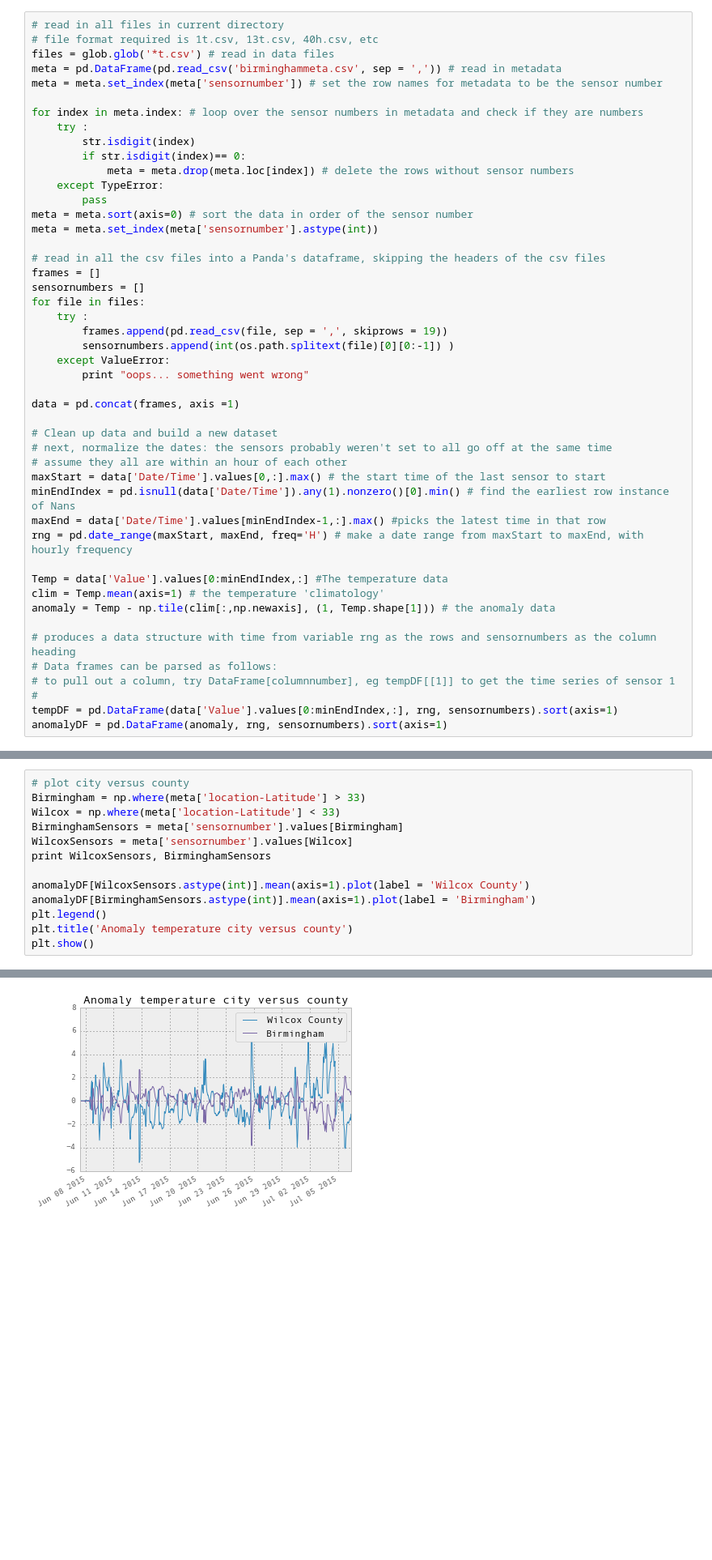
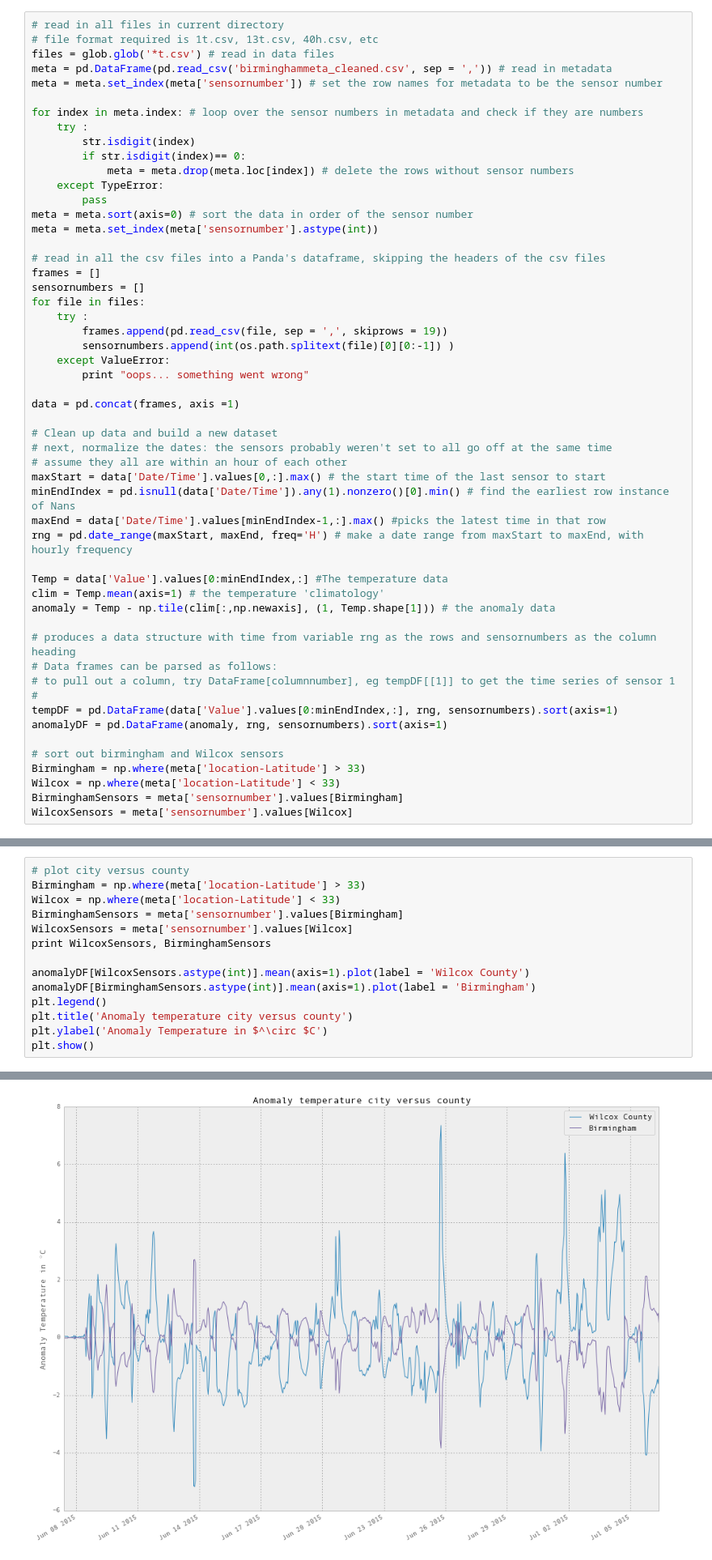
Before and after one commit to gottscott/cityheat, a Jupyter notebook: Bham/ibuttonimport.ipynb, the cells around one changed output, grey strips where cells are left out. Shown at 81% size. Drawn from its saved outputs; the diff is of its cells as text; blank space fills up the shorter version.

```diff
--- a/Bham/ibuttonimport.ipynb
+++ b/Bham/ibuttonimport.ipynb
@@ -14,7 +15,7 @@ pd.options.display.mpl_style = 'default'
 # read in all files in current directory
 # file format required is 1t.csv, 13t.csv, 40h.csv, etc
 files = glob.glob('*t.csv') # read in data files
-meta = pd.DataFrame(pd.read_csv('birminghammeta.csv', sep = ',')) # read in metadata
+meta = pd.DataFrame(pd.read_csv('birminghammeta_cleaned.csv', sep = ',')) # read in metadata
 meta = meta.set_index(meta['sensornumber']) # set the row names for metadata to be the sensor number
 
 for index in meta.index: # loop over the sensor numbers in metadata and check if they are numbers
@@ -57,6 +58,12 @@ anomaly = Temp - np.tile(clim[:,np.newaxis], (1, Temp.shape[1])) # the anomaly d
 #
 tempDF = pd.DataFrame(data['Value'].values[0:minEndIndex,:], rng, sensornumbers).sort(axis=1)
 anomalyDF = pd.DataFrame(anomaly, rng, sensornumbers).sort(axis=1)
+
+# sort out birmingham and Wilcox sensors
+Birmingham = np.where(meta['location-Latitude'] > 33)
+Wilcox = np.where(meta['location-Latitude'] < 33)
+BirminghamSensors = meta['sensornumber'].values[Birmingham]
+WilcoxSensors = meta['sensornumber'].values[Wilcox]
 # %%
 %matplotlib inline
 pylab.rcParams['figure.figsize'] = 16, 12
@@ -133,5 +158,6 @@ anomalyDF[WilcoxSensors.astype(int)].mean(axis=1).plot(label = 'Wilcox County')
 anomalyDF[BirminghamSensors.astype(int)].mean(axis=1).plot(label = 'Birmingham')
 plt.legend()
 plt.title('Anomaly temperature city versus county')
+plt.ylabel('Anomaly Temperature in $^\circ $C')
 plt.show()
 # %% [output]
@@ -139,4 +165,4 @@ plt.show()
-[figure, old version]
+[figure, new version]
 # %%
 plt.plot(meta['location-Longitude'].values[Birmingham], meta['location-Latitude'].values[Birmingham], '.', label = 'Birmingham')
 plt.plot(meta['location-Longitude'].values[Wilcox], meta['location-Latitude'].values[Wilcox], '.', label = 'Wilcox')
```
Also changed, not shown: parts of 15 cells of this notebook.
